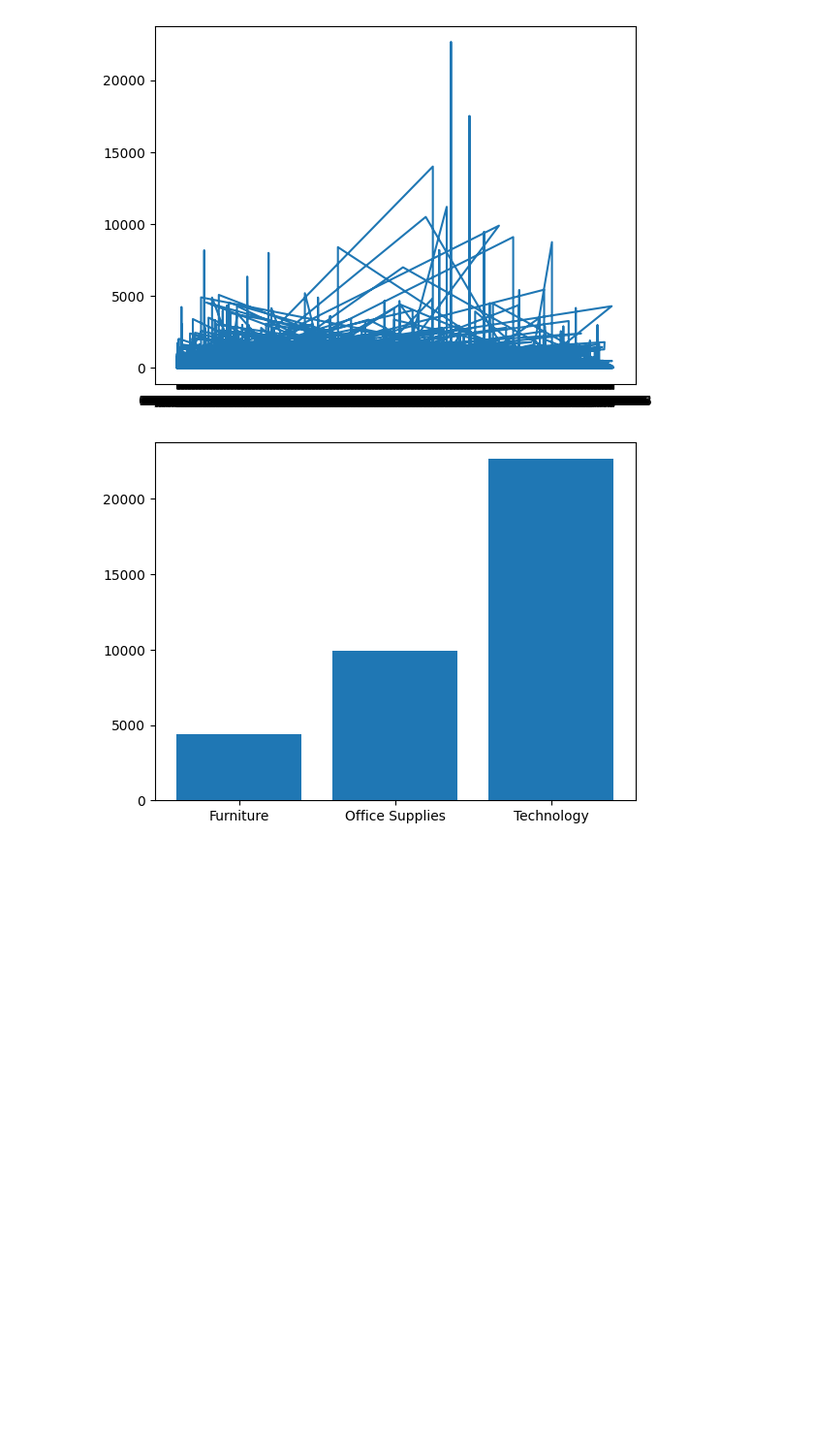
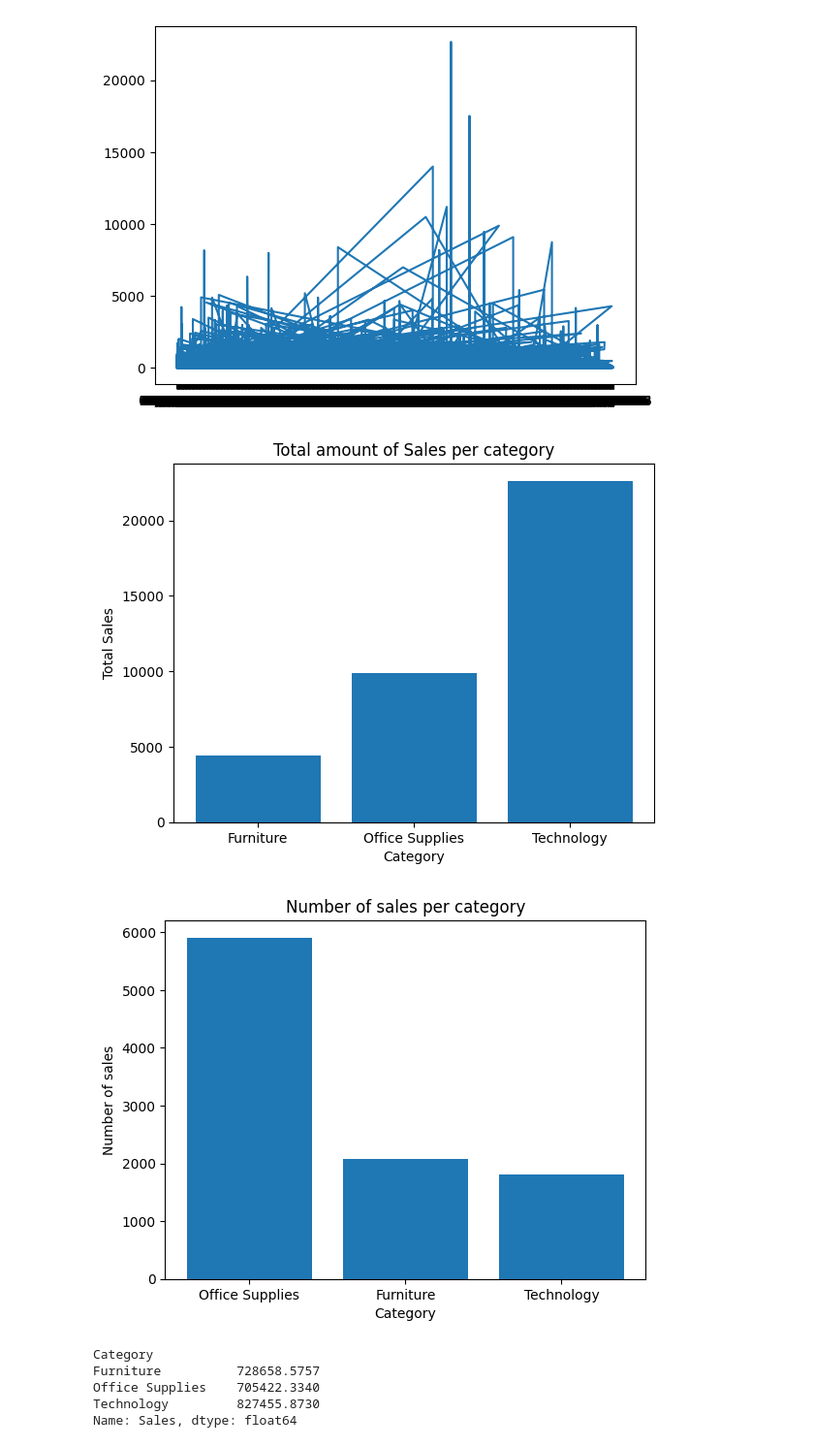
Before and after one commit to melissaviolet/Skill_growth_ds, a Jupyter notebook: test.ipynb, the cells around one changed output. Shown at 97% size. Drawn from its saved outputs; the diff is of its cells as text; code cells hidden in the pictures; blank space fills up the shorter version.

```diff
--- a/test.ipynb
+++ b/test.ipynb
@@ -85,12 +85,31 @@ plt.show()
 # %%
 import matplotlib.pyplot as plt
 import numpy as np
 
 Category_array = np.array(df2['Category'])
 Category_array
 Sales_array = np.array(df2["Sales"])
 Sales_array
 plt.bar(Category_array, Sales_array)
+plt.title("Total amount of Sales per category")
+plt.xlabel("Category")
+plt.ylabel("Total Sales")
 plt.show()
+
+number_of_sales_per_category = df2['Category'].value_counts()
+plt.bar(number_of_sales_per_category.index, number_of_sales_per_category.values)
+plt.title("Number of sales per category")
+plt.xlabel('Category')
+plt.ylabel('Number of sales')
+plt.show()
+
+sales_per_category = df2.groupby("Category")["Sales"].sum()
+print(sales_per_category)
 # %% [output]
-[figure, old version]
+[figure, new version]
+[figure, added]
+Category
+Furniture          728658.5757
+Office Supplies    705422.3340
+Technology         827455.8730
+Name: Sales, dtype: float64
```
Also changed, not shown: 2 other files.
